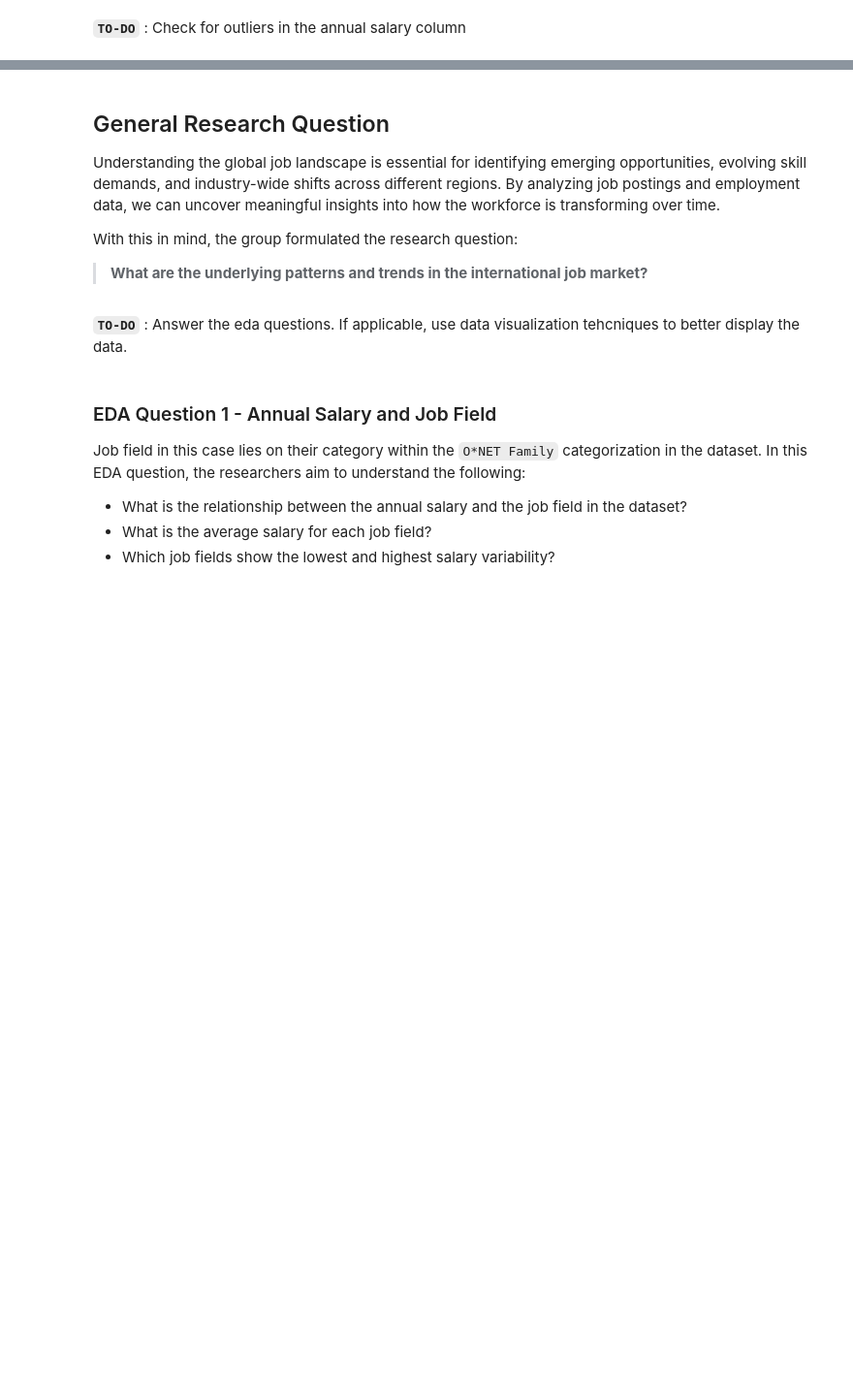
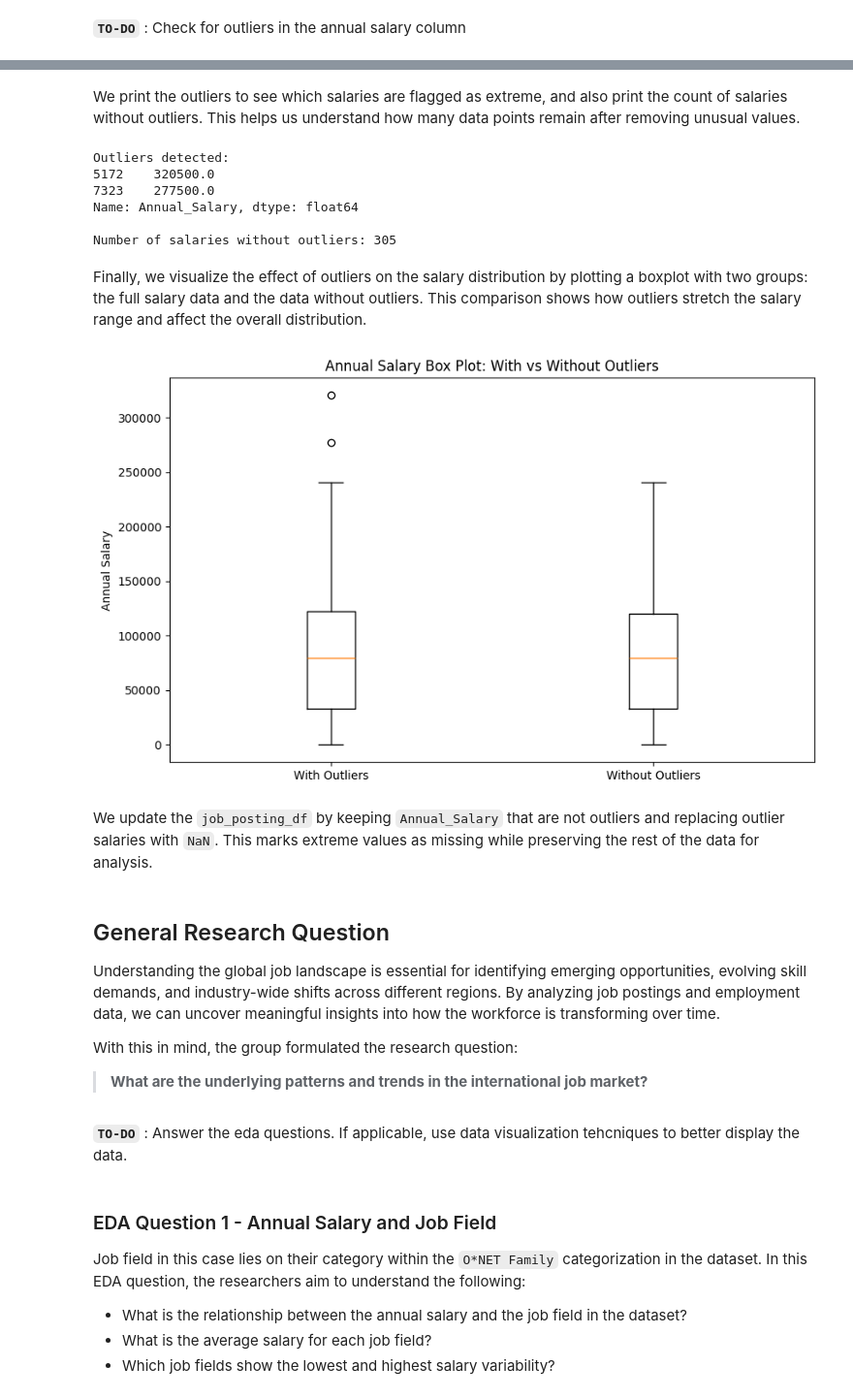
Before and after one commit to dredredre20/CSMODEL_MCO, a Jupyter notebook: mco.ipynb, the cells around one changed output, grey strips where cells are left out. Shown at 97% size. Cells and saved outputs as stored; diff of their text form; code cells hidden in the pictures; blank space fills up the shorter version.

Commit message:
Added outlier detection

```diff
--- a/mco.ipynb
+++ b/mco.ipynb
@@ -524,2 +894,2 @@ job_posting_df[job_posting_df['Annual_Salary'].notnull()]
 # %%
-# Checking for Outliers
+annual_salary = job_posting_df['Annual_Salary'].dropna()
@@ -525,0 +898,30 @@ job_posting_df[job_posting_df['Annual_Salary'].notnull()]
+# %%
+z_scores = stats.zscore(annual_salary)
+outliers = annual_salary[(abs(z_scores) > 3)]
+no_outliers = annual_salary[(abs(z_scores) <= 3)]
+# %% [markdown]
+We print the outliers to see which salaries are flagged as extreme, and also print the count of salaries without outliers. This helps us understand how many data points remain after removing unusual values.
+# %%
+print("Outliers detected:")
+print(outliers)
+
+print("\nNumber of salaries without outliers:", len(no_outliers))
+# %% [output]
+Outliers detected:
+5172    320500.0
+7323    277500.0
+Name: Annual_Salary, dtype: float64
+
+Number of salaries without outliers: 305
+# %% [markdown]
+Finally, we visualize the effect of outliers on the salary distribution by plotting a boxplot with two groups: the full salary data and the data without outliers. This comparison shows how outliers stretch the salary range and affect the overall distribution.
+# %%
+plt.figure(figsize = (10,6))
+plt.boxplot([annual_salary, no_outliers], tick_labels=['With Outliers', 'Without Outliers'])
+plt.ylabel('Annual Salary')
+plt.title('Annual Salary Box Plot: With vs Without Outliers')
+plt.show()
+# %% [output]
+[figure, added]
+# %% [markdown]
+We update the `job_posting_df` by keeping `Annual_Salary` that are not outliers and replacing outlier salaries with `NaN`. This marks extreme values as missing while preserving the rest of the data for analysis.
```
Also changed, not shown: parts of 32 cells of this notebook.
